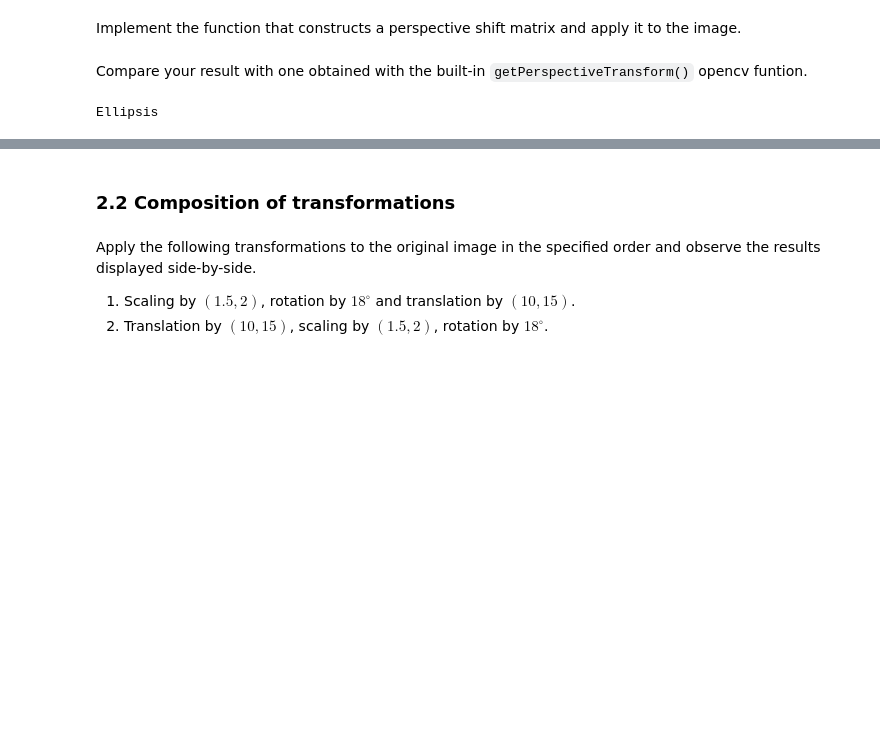
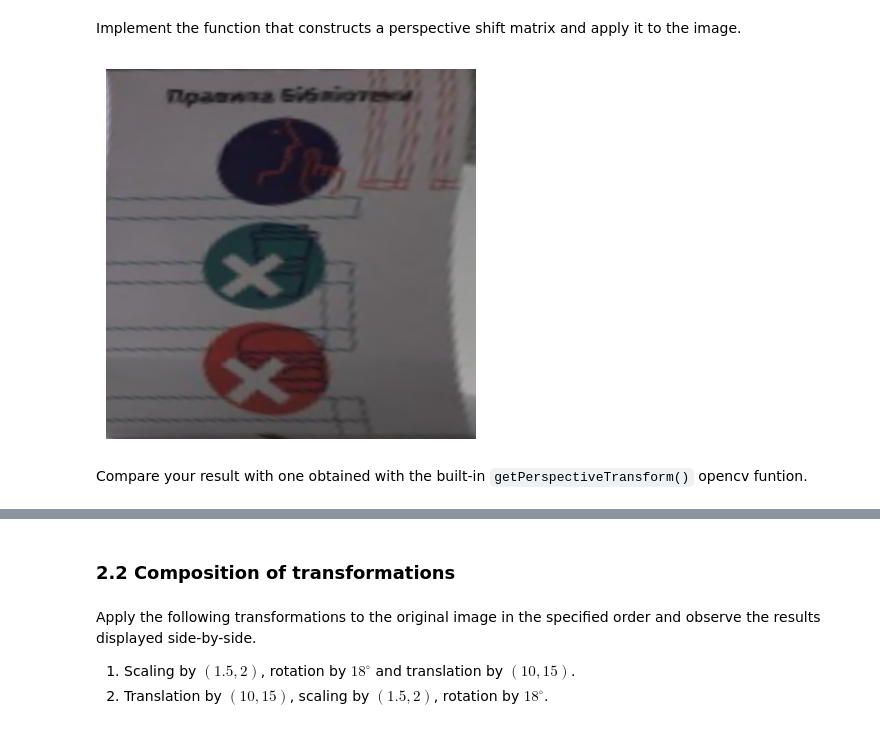
Before and after one commit to Martik-k/linear-algebra-lab1-transformations, a Jupyter notebook: LA_Lab_1_2026.ipynb, the cells around one changed output, grey strips where cells are left out. Cells and saved outputs as stored; diff of their text form; code cells hidden in the pictures; blank space fills up the shorter version.

```diff
--- a/LA_Lab_1_2026.ipynb
+++ b/LA_Lab_1_2026.ipynb
@@ -542,28 +585,53 @@ Implement the function that constructs a perspective shift matrix and apply it t
 # %%
 ##### YOUR CODE STARTS #####
 def get_perspective_transform_matrix(source, destination):
-  ...
-  return ...
+  a = []
+  b = []
 
-# rows,cols,ch = image2.shape
+  for i in range(4):
+    xi, yi = source[i]
+    ui, vi = destination[i]
 
-# source_points = np.float32([...])
-# destination_points = np.float32([...])
+    a.append([xi, yi, 1, 0, 0, 0, -xi*ui, -yi*ui])
+    a.append([0, 0, 0, xi, yi, 1, -xi*vi, -yi*vi])
 
-# perspective_shift_m = get_perspective_transform_matrix(source_points, destination_points)
+    b.append(ui)
+    b.append(vi)
 
-# transformed = cv.warpPerspective(...)
+  a = np.array(a, dtype=np.float64)
+  b = np.array(b, dtype=np.float64)
 
-# transformed_rgb = cv.cvtColor(transformed, cv.COLOR_BGR2RGB)
-# plt.imshow(transformed_rgb)
-# plt.axis('off')
-# plt.show()
+  c = np.linalg.solve(a, b)
+
+  c = np.append(c, 1.0).reshape((3, 3))
+
+  return c
+
+rows,cols,ch = image2.shape
+
+source_points = np.float32([
+  [250, 200],
+  [332, 193],
+  [353, 314],
+  [280, 344]
+])
+destination_points = np.float32([
+  [0, 0],
+  [width - 1, 0],
+  [width - 1, height - 1],
+  [0, height - 1]
+])
+
+perspective_shift_m = get_perspective_transform_matrix(source_points, destination_points)
+
+transformed = cv.warpPerspective(image2, perspective_shift_m, (width, height))
+
+transformed_rgb = cv.cvtColor(transformed, cv.COLOR_BGR2RGB)
+plt.imshow(transformed_rgb)
+plt.axis('off')
+plt.show()
 ##### YOUR CODE ENDS #####
+# %% [output]
+[figure, added]
 # %% [markdown]
 Compare your result with one obtained with the built-in `getPerspectiveTransform()` opencv funtion.
-# %%
-##### YOUR CODE STARTS #####
-...
-##### YOUR CODE ENDS #####
-# %% [output]
-Ellipsis
```
Also changed, not shown: parts of 8 cells of this notebook.
